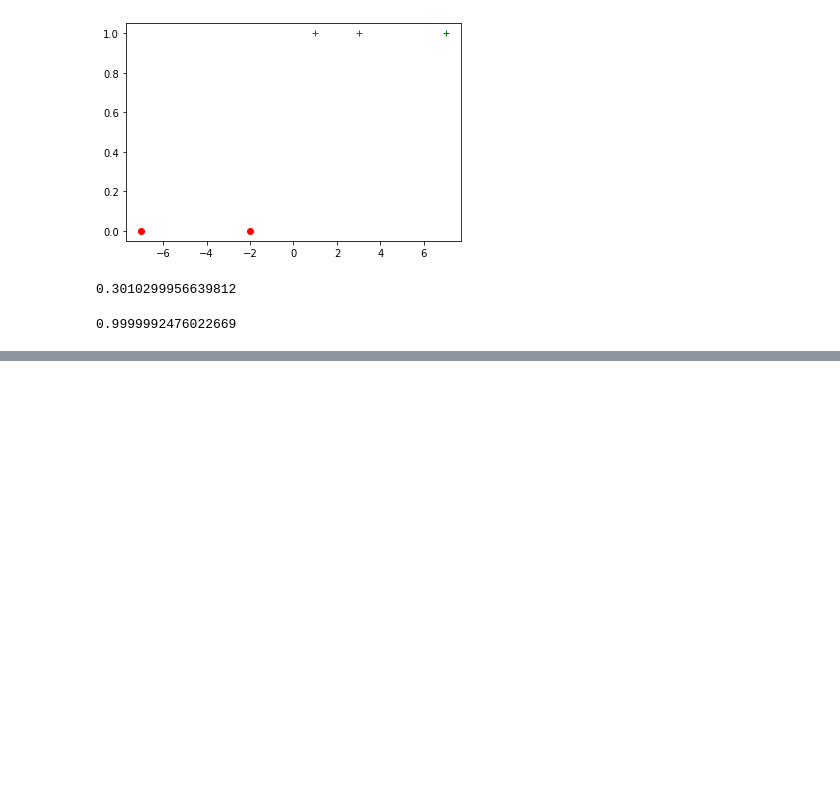
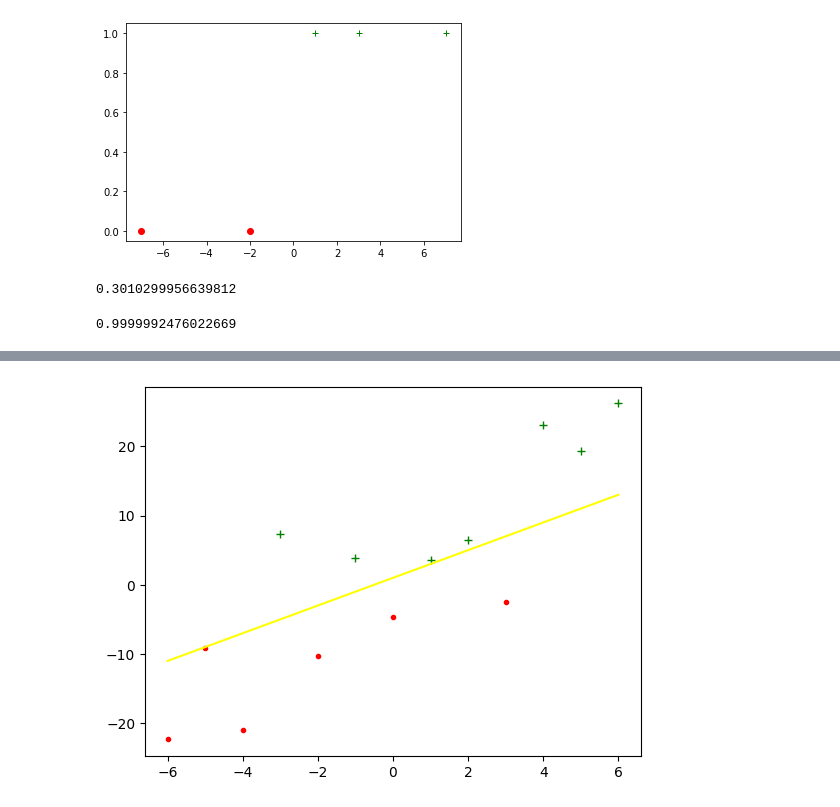
Before and after one commit to everestso/Summer22, a Jupyter notebook: s24LinearModelNotes.ipynb, the cells around one changed output, grey strips where cells are left out. Drawn from its saved outputs; the diff is of its cells as text; code cells hidden in the pictures; blank space fills up the shorter version.

```diff
--- a/s24LinearModelNotes.ipynb
+++ b/s24LinearModelNotes.ipynb
@@ -306,0 +330,10 @@ print (G(14.1))
+# %%
+def Separate(Data):
+  pos = []
+  neg = []
+  for i in range(len(Data)):
+    if Data[i][1]==0:
+      neg.append(Data[i])
+    else:
+      pos.append(Data[i])
+  return neg, pos
@@ -306,0 +347,16 @@ print (G(14.1))
+# %%
+negatives, positives = Separate(Data)
+dataX1pos = [x[0] for x,y in positives]
+dataX2pos = [x[1] for x,y in positives]
+dataX1neg = [x[0] for x,y in negatives]
+dataX2neg = [x[1] for x,y in negatives]
+
+iteration = 0
+plt.plot(dataX1pos, dataX2pos, "g+")
+plt.plot(dataX1neg, dataX2neg, "r.")
+
+Hxs = [F(coef, x) for x in X1]
+plt.plot(X1, Hxs, '-', color="yellow")
+plt.show()
+# %% [output]
+[figure, added]
```
Also changed, not shown: parts of 3 cells of this notebook.
